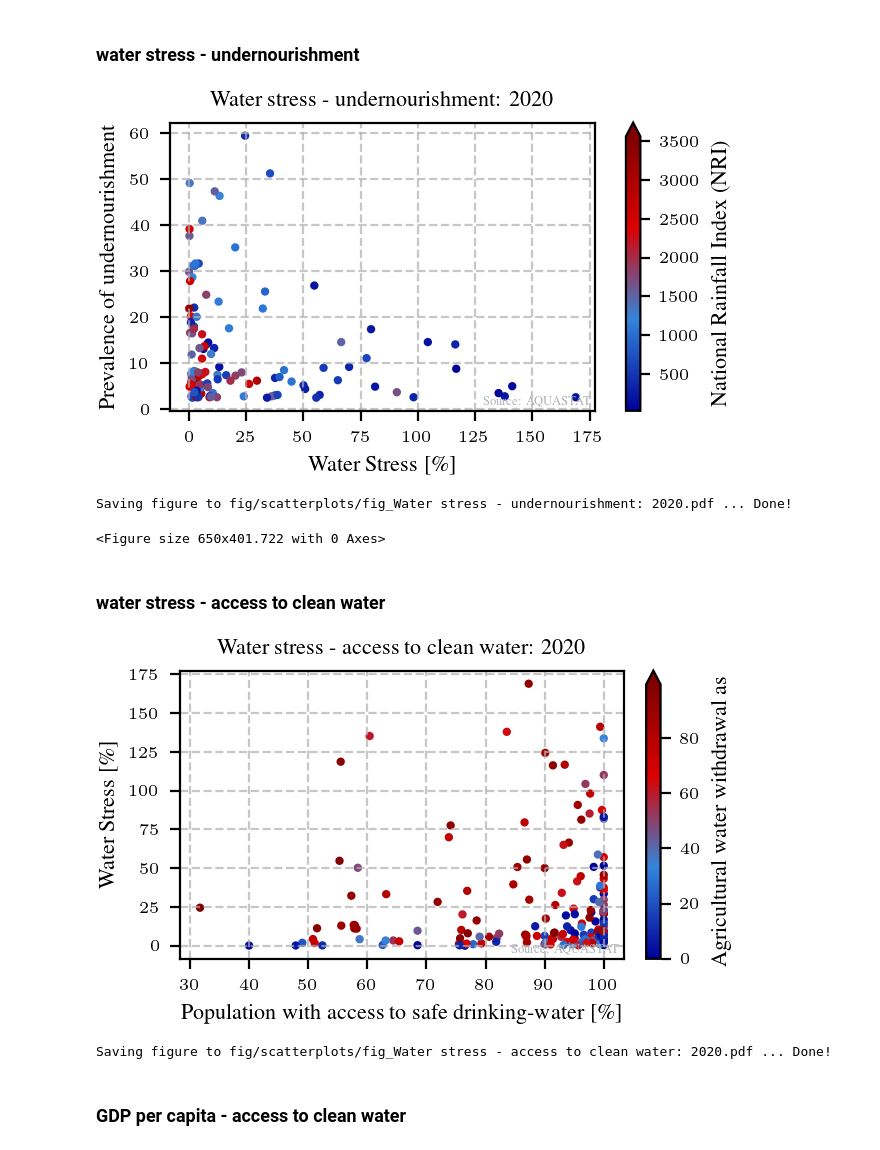
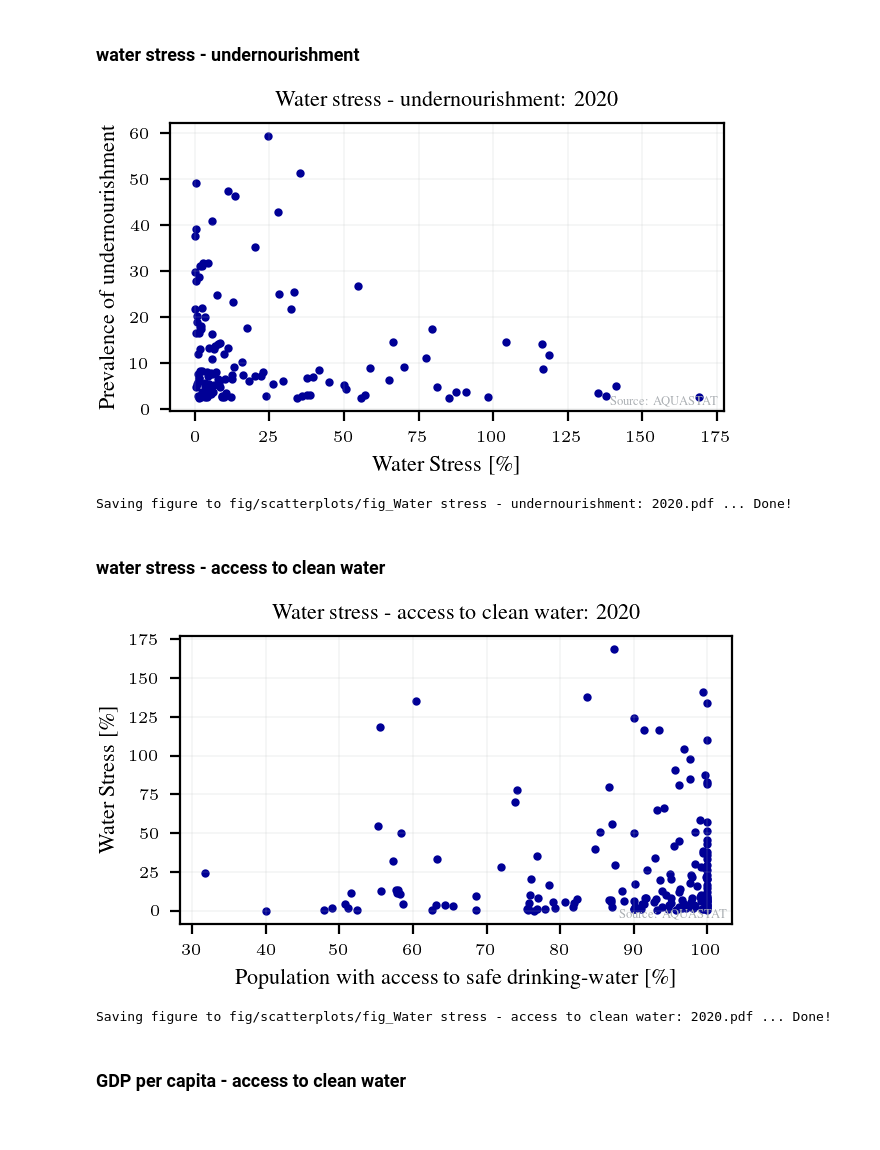
Before and after one commit to am9zZWY/team-aqua, a Jupyter notebook: exp/exp_scatterplot.ipynb, the cells around one changed output. Drawn from its saved outputs; the diff is of its cells as text; code cells hidden in the pictures.

```diff
--- a/exp/exp_scatterplot.ipynb
+++ b/exp/exp_scatterplot.ipynb
@@ -129,7 +129,7 @@ def scatterplot(variables, year: int, title: str, sizes=False, extend='neither')
     ax.set_ylabel(axis[1])
 
     # Add light grey grid
-    ax.grid(True, linestyle='--', alpha=0.7)
+    ax.grid(True, which='major', color=rgb.tue_gray, alpha=0.8, linewidth=0.1)
 
     # Add color bar
     if len(variables) == 3:
@@ -147,7 +147,7 @@ def scatterplot(variables, year: int, title: str, sizes=False, extend='neither')
     plt.show()
 
     # Save figures as pdf
-    save_fig(plt, title, 'scatterplots', experimental=True)
+    save_fig(fig, title, 'scatterplots', experimental=True)
 
     # Reset settings
     plt.rcParams.update(settings)
@@ -168,24 +168,21 @@ year = 2020
 ### water stress - undernourishment
 # %%
 relevant_vars = ['SDG 6.4.2. Water Stress',
-                 'Prevalence of undernourishment (3-year average)',
-                 'National Rainfall Index (NRI)']
+                 'Prevalence of undernourishment (3-year average)']
 
 scatterplot(relevant_vars, year, title='Water stress - undernourishment: {}'.format(year), extend='max')
 # %% [output]
-[figure, old version]
+[figure, new version]
 Saving figure to fig/scatterplots/fig_Water stress - undernourishment: 2020.pdf ... Done!
-<Figure size 650x401.722 with 0 Axes>
 # %% [markdown]
 ### water stress - access to clean water
 # %%
 relevant_vars = ['Total population with access to safe drinking-water (JMP)',
-                 'SDG 6.4.2. Water Stress',
-                 'Agricultural water withdrawal as % of total water withdrawal']
+                 'SDG 6.4.2. Water Stress']
 
 scatterplot(relevant_vars, year, title='Water stress - access to clean water: {}'.format(year), extend='max')
 # %% [output]
-[figure, old version]
+[figure, new version]
 Saving figure to fig/scatterplots/fig_Water stress - access to clean water: 2020.pdf ... Done!
 # %% [markdown]
 ### GDP per capita - access to clean water
```
Also changed, not shown: parts of 2 cells of this notebook.
